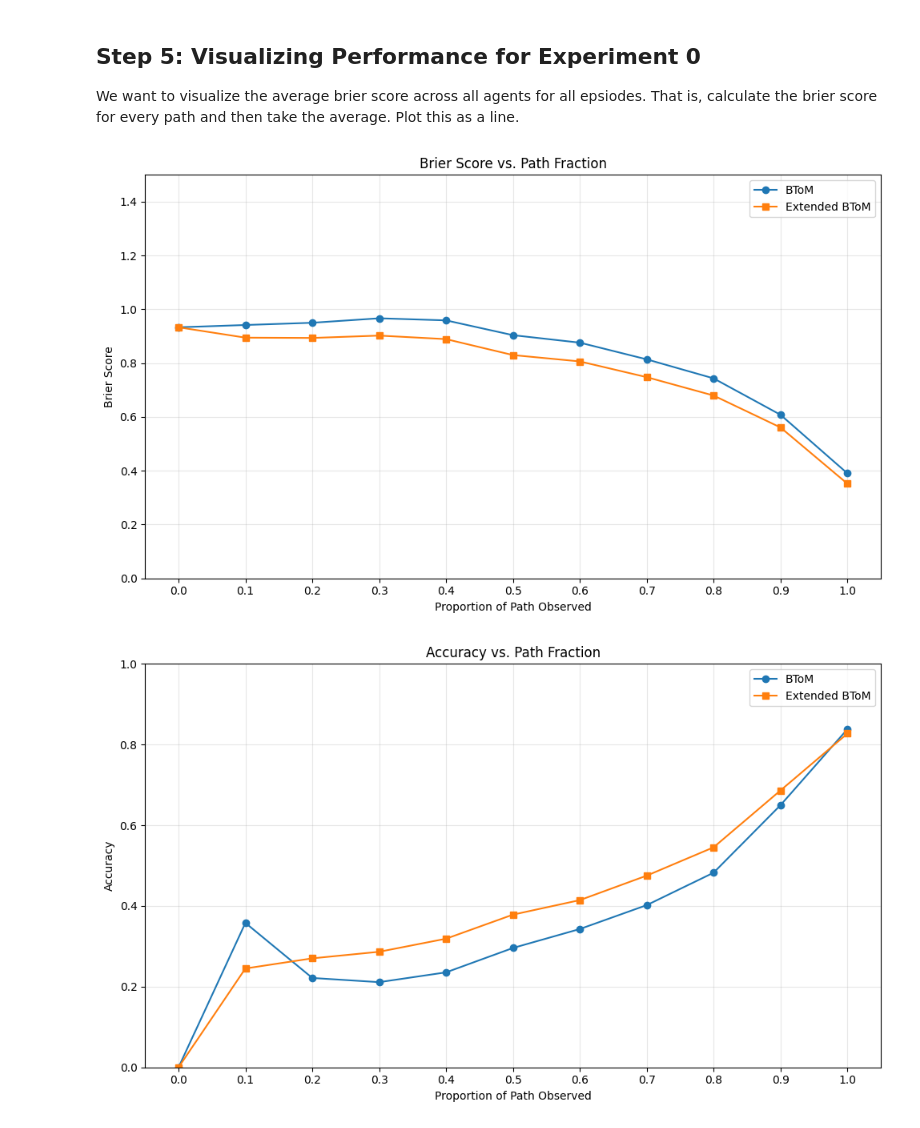
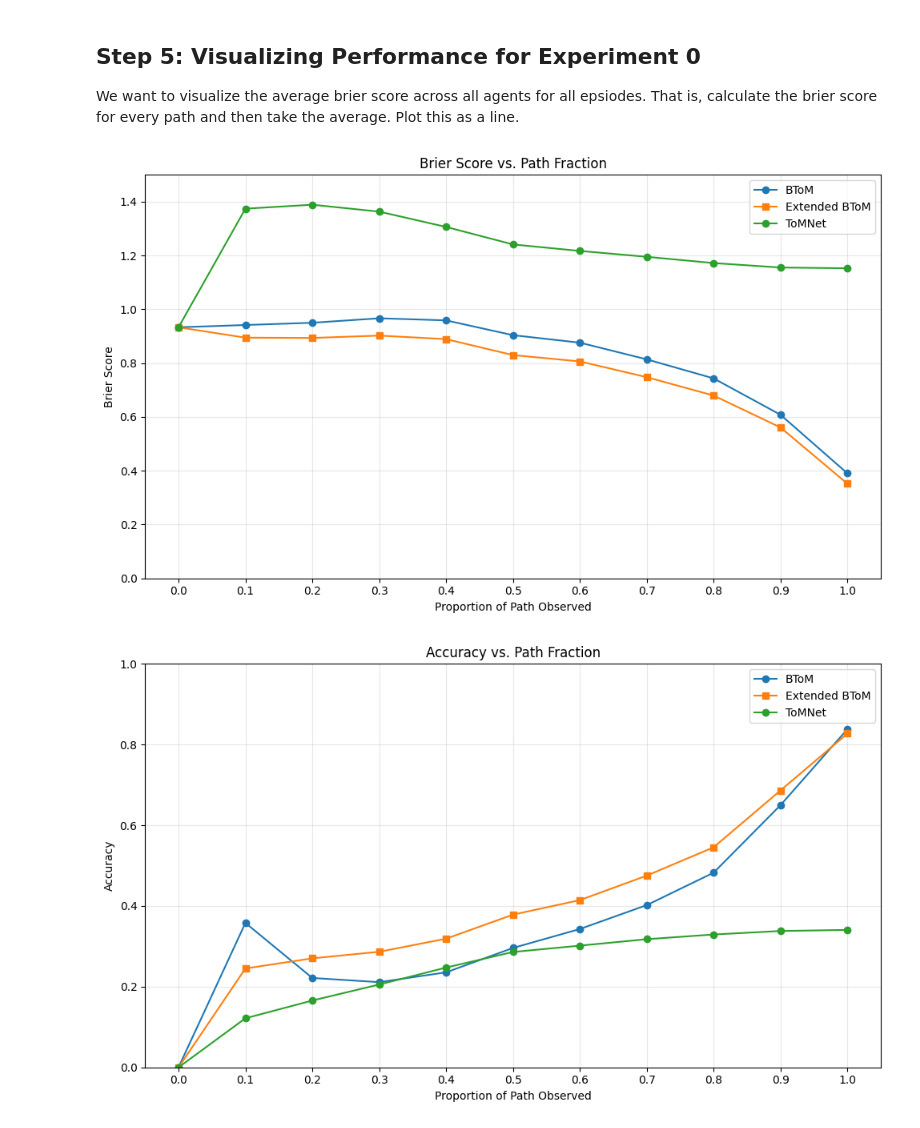
Before and after one commit to NigelDoering/Theory-of-mind, a Jupyter notebook: notebooks/Campus_Experiment_0.ipynb, the cells around one changed output. Saved outputs shown, nothing was run; the diff lists cells and outputs as text; code cells hidden in the pictures.

```diff
--- a/notebooks/Campus_Experiment_0.ipynb
+++ b/notebooks/Campus_Experiment_0.ipynb
@@ -385,0 +419,6 @@ campus.add_agent(tom_agent)
+# %%
+if torch.backends.mps.is_available():
+    device = torch.device("mps")
+else:
+    device = torch.device("cpu")
+device
@@ -385,0 +427,5 @@ campus.add_agent(tom_agent)
+# %%
+def get_posterior_format(dists):
+    idx2goal = { idx: goal for goal, idx in goal2idx.items() }
+    goal_posterior = [ {idx2goal[i]: float(p) for i, p in enumerate(prob_row) } for prob_row in dists]
+    return goal_posterior
@@ -386,3 +436,13 @@ campus.add_agent(tom_agent)
+# %%
+tomnet_posteriors = {}
+
+for episode in tqdm(range(len(goal_data)), desc="Episode"):
+    tomnet_posteriors[episode] = {}
+    for agent in agents:
+        if agent.id not in test_agent_ids:
+            continue
+        dists = infer_goal_dists(model, agent.id, episode, path_data, node2idx, goal2idx, K=10, T_sup=75, T_q=20, device=device)
+        tomnet_posteriors[episode][agent.id] = get_posterior_format(dists)
 # %% [markdown]
 ## Step 5: Visualizing Performance for Experiment 0
 We want to visualize the average brier score across all agents for all epsiodes. That is, calculate the brier score for every path and then take the average. Plot this as a line.
@@ -405,6 +465,17 @@ for episode in range(len(goal_data)):
                                   goal_data[episode][agent.id],
                                   ext_posteriors_data[episode][agent.id],
                                   goals))
+
+# ToMNet Scores
+tomnet_scores = []
+for episode in range(len(goal_data)):
+    for agent in agents:
+        if agent.id not in test_agent_ids:
+            continue
+        tomnet_scores.append(brier_along_path(path_data[episode][agent.id],
+                                  goal_data[episode][agent.id],
+                                  tomnet_posteriors[episode][agent.id],
+                                  goals))
 # %%
 # BToM Scores
 btom_acc = []
@@ -425,31 +507,34 @@ for episode in range(len(goal_data)):
 # %%
 import numpy as np
 import matplotlib.pyplot as plt
 
 # Suppose `scores` is your (n_trajectories × n_fractions) array:
 arr = np.array(scores)  # shape (N, 11)
 ext_arr  = np.array(ext_scores)
+tomnet_arr = np.array(tomnet_scores)
 props = np.linspace(0, 1, arr.shape[1])
 
 # Compute mean
 mean_base = arr.mean(axis=0)
 mean_ext  = ext_arr.mean(axis=0)
+mean_tomnet = tomnet_arr.mean(axis=0)
 
 plt.figure(figsize=(10,6))
 plt.plot(props, mean_base, '-o', label='BToM')
 plt.plot(props, mean_ext,  '-s', label='Extended BToM')
+plt.plot(props, mean_tomnet, '-o', label='ToMNet')
 
 plt.xlabel('Proportion of Path Observed')
 plt.ylabel('Brier Score')
 plt.title('Brier Score vs. Path Fraction')
 plt.xticks(props)
 plt.ylim(0, 1.5)
 plt.grid(alpha=0.3)
 plt.legend()
 plt.tight_layout()
 plt.show()
 # %% [output]
-[figure, old version]
+[figure, new version]
 # %%
 import numpy as np
 import matplotlib.pyplot as plt
@@ -457,15 +542,20 @@ import matplotlib.pyplot as plt
 # Suppose `scores` is your (n_trajectories × n_fractions) array:
 arr = np.array(btom_acc)  # shape (N, 11)
 ext_arr  = np.array(ext_acc)
+tom_arr = np.array(tomnet_acc)
 props = np.linspace(0, 1, arr.shape[1])
 
 # Compute mean
 mean_base = arr.mean(axis=0)
 mean_ext  = ext_arr.mean(axis=0)
+mean_tom  = tom_arr.mean(axis=0)
+
 
 plt.figure(figsize=(10,6))
 plt.plot(props, mean_base, '-o', label='BToM')
 plt.plot(props, mean_ext,  '-s', label='Extended BToM')
+plt.plot(props, mean_tom, '-o', label='ToMNet')
+
 
 plt.xlabel('Proportion of Path Observed')
 plt.ylabel('Accuracy')
@@ -477,4 +567,4 @@ plt.legend()
 plt.tight_layout()
 plt.show()
 # %% [output]
-[figure, old version]
+[figure, new version]
```
Also changed, not shown: parts of 23 cells of this notebook, 1 other file.
